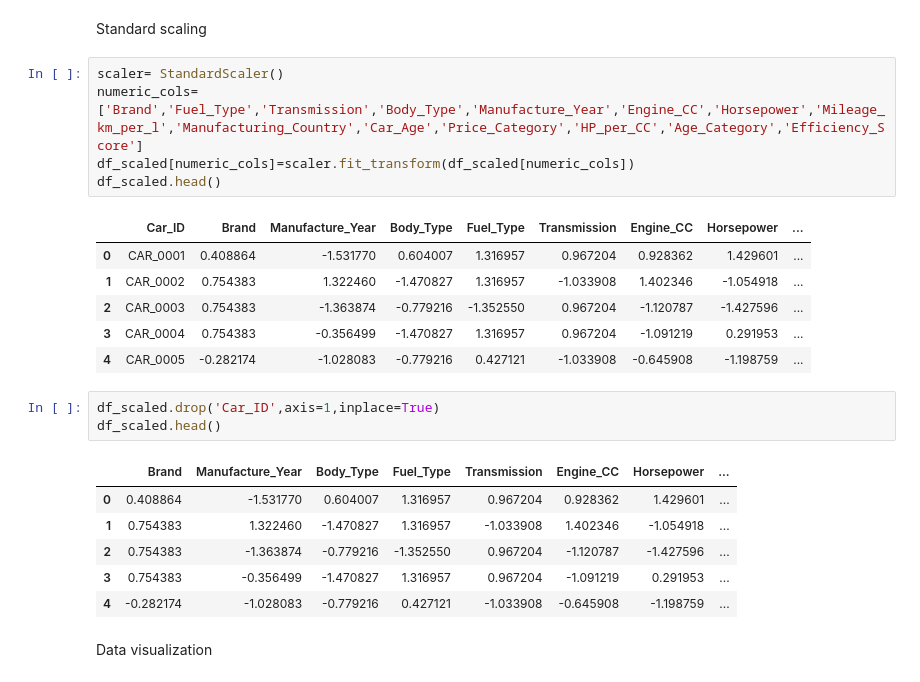
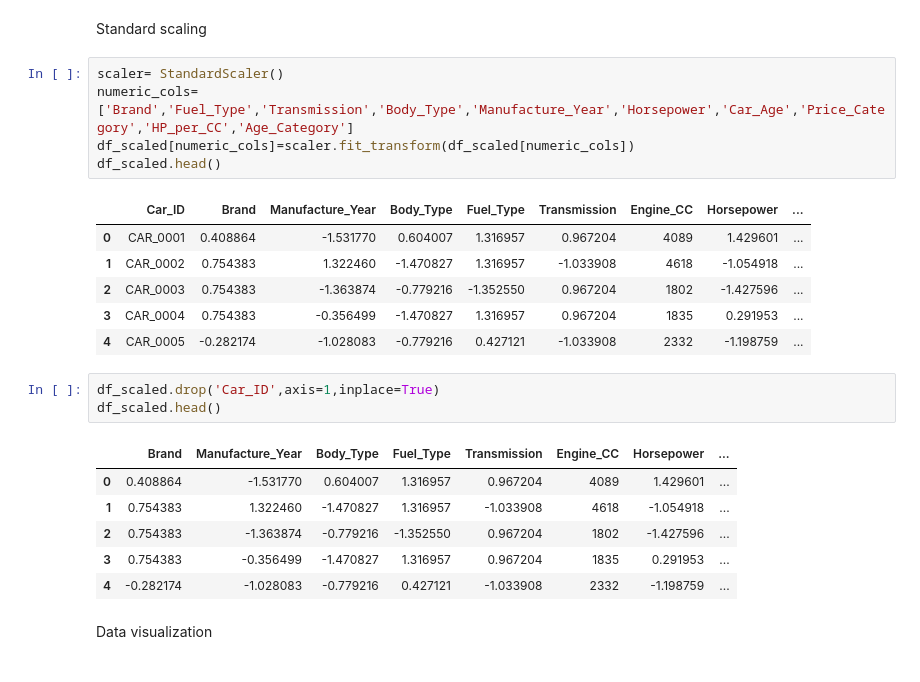
Before and after one commit to AnujrajShrestha/car_price_prediction, a Jupyter notebook: prediction.ipynb, the cells around one changed output. Cells and saved outputs as stored; diff of their text form.

```diff
--- a/prediction.ipynb
+++ b/prediction.ipynb
@@ -152,26 +152,26 @@ df_scaled.head()
 Standard scaling
 # %%
 scaler= StandardScaler()
-numeric_cols=['Brand','Fuel_Type','Transmission','Body_Type','Manufacture_Year','Engine_CC','Horsepower','Mileage_km_per_l','Manufacturing_Country','Car_Age','Price_Category','HP_per_CC','Age_Category','Efficiency_Score']
+numeric_cols=['Brand','Fuel_Type','Transmission','Body_Type','Manufacture_Year','Horsepower','Car_Age','Price_Category','HP_per_CC','Age_Category']
 df_scaled[numeric_cols]=scaler.fit_transform(df_scaled[numeric_cols])
 df_scaled.head()
 # %% [output]
 |  | Car_ID | Brand | Manufacture_Year | Body_Type | Fuel_Type | Transmission | Engine_CC | Horsepower | ... |
-| 0 | CAR_0001 | 0.408864 | -1.531770 | 0.604007 | 1.316957 | 0.967204 | 0.928362 | 1.429601 | ... |
-| 1 | CAR_0002 | 0.754383 | 1.322460 | -1.470827 | 1.316957 | -1.033908 | 1.402346 | -1.054918 | ... |
-| 2 | CAR_0003 | 0.754383 | -1.363874 | -0.779216 | -1.352550 | 0.967204 | -1.120787 | -1.427596 | ... |
-| 3 | CAR_0004 | 0.754383 | -0.356499 | -1.470827 | 1.316957 | 0.967204 | -1.091219 | 0.291953 | ... |
-| 4 | CAR_0005 | -0.282174 | -1.028083 | -0.779216 | 0.427121 | -1.033908 | -0.645908 | -1.198759 | ... |
+| 0 | CAR_0001 | 0.408864 | -1.531770 | 0.604007 | 1.316957 | 0.967204 | 4089 | 1.429601 | ... |
+| 1 | CAR_0002 | 0.754383 | 1.322460 | -1.470827 | 1.316957 | -1.033908 | 4618 | -1.054918 | ... |
+| 2 | CAR_0003 | 0.754383 | -1.363874 | -0.779216 | -1.352550 | 0.967204 | 1802 | -1.427596 | ... |
+| 3 | CAR_0004 | 0.754383 | -0.356499 | -1.470827 | 1.316957 | 0.967204 | 1835 | 0.291953 | ... |
+| 4 | CAR_0005 | -0.282174 | -1.028083 | -0.779216 | 0.427121 | -1.033908 | 2332 | -1.198759 | ... |
 # %%
 df_scaled.drop('Car_ID',axis=1,inplace=True)
 df_scaled.head()
 # %% [output]
 |  | Brand | Manufacture_Year | Body_Type | Fuel_Type | Transmission | Engine_CC | Horsepower | ... |
-| 0 | 0.408864 | -1.531770 | 0.604007 | 1.316957 | 0.967204 | 0.928362 | 1.429601 | ... |
-| 1 | 0.754383 | 1.322460 | -1.470827 | 1.316957 | -1.033908 | 1.402346 | -1.054918 | ... |
-| 2 | 0.754383 | -1.363874 | -0.779216 | -1.352550 | 0.967204 | -1.120787 | -1.427596 | ... |
-| 3 | 0.754383 | -0.356499 | -1.470827 | 1.316957 | 0.967204 | -1.091219 | 0.291953 | ... |
-| 4 | -0.282174 | -1.028083 | -0.779216 | 0.427121 | -1.033908 | -0.645908 | -1.198759 | ... |
+| 0 | 0.408864 | -1.531770 | 0.604007 | 1.316957 | 0.967204 | 4089 | 1.429601 | ... |
+| 1 | 0.754383 | 1.322460 | -1.470827 | 1.316957 | -1.033908 | 4618 | -1.054918 | ... |
+| 2 | 0.754383 | -1.363874 | -0.779216 | -1.352550 | 0.967204 | 1802 | -1.427596 | ... |
+| 3 | 0.754383 | -0.356499 | -1.470827 | 1.316957 | 0.967204 | 1835 | 0.291953 | ... |
+| 4 | -0.282174 | -1.028083 | -0.779216 | 0.427121 | -1.033908 | 2332 | -1.198759 | ... |
 # %% [markdown]
 Data visualization
 # %%
```
Also changed, not shown: parts of 3 cells of this notebook, 3 other files.
